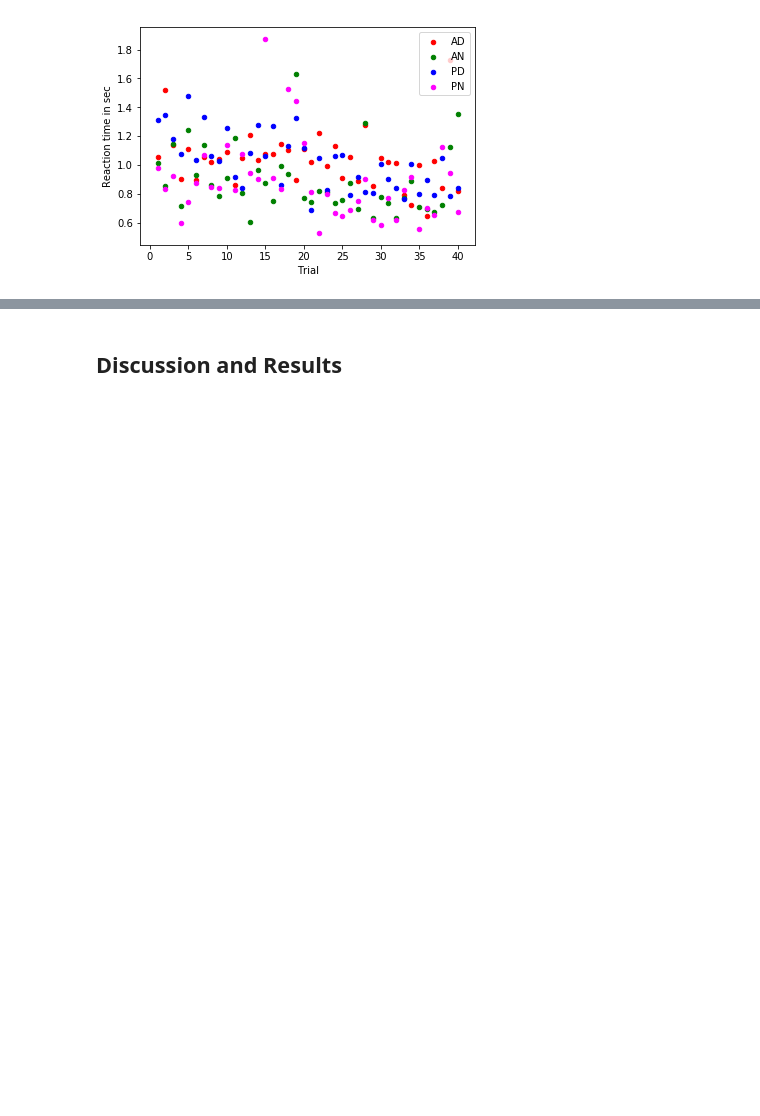
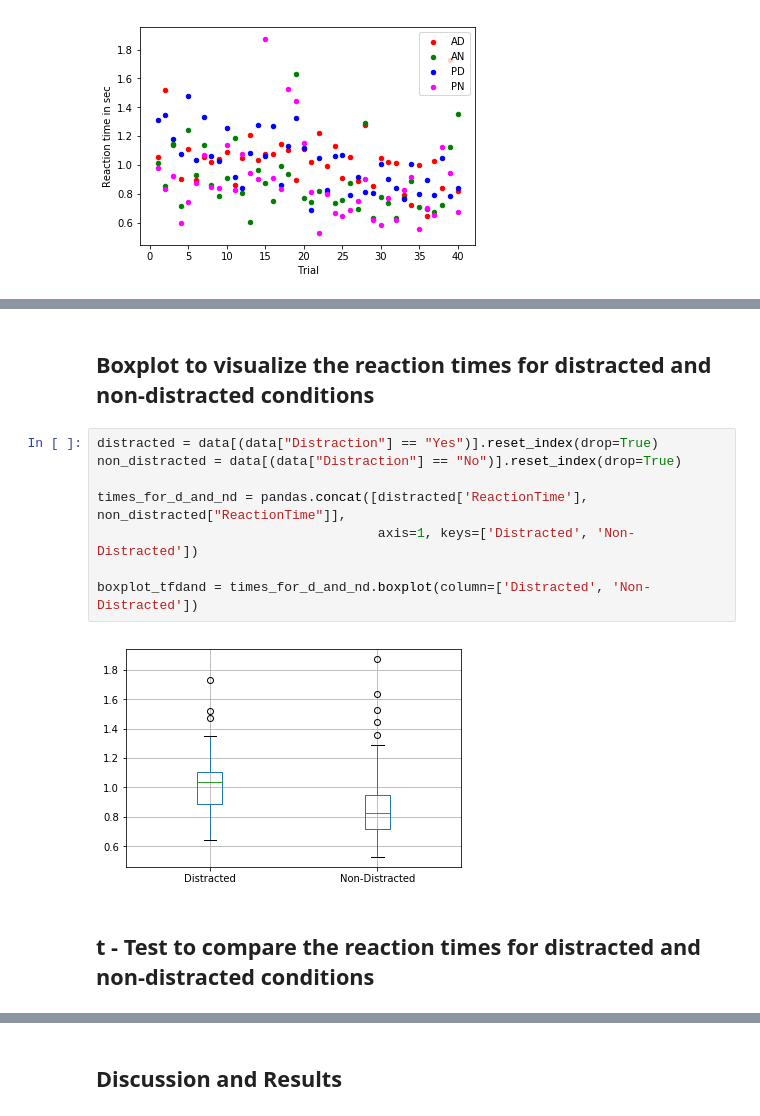
Before and after one commit to andreasPfaffelhuber/ITT, a Jupyter notebook: reaction_time_experiment.ipynb, the cells around one changed output, grey strips where cells are left out. Saved outputs shown, nothing was run; the diff lists cells and outputs as text; blank space fills up the shorter version.

```diff
--- a/reaction_time_experiment.ipynb
+++ b/reaction_time_experiment.ipynb
@@ -168,0 +195,14 @@ pnPlot = pnPlot.set_ylabel("Reaction time in sec")
+# %% [markdown]
+## Boxplot to visualize the reaction times for distracted and non-distracted conditions
+# %%
+distracted = data[(data["Distraction"] == "Yes")].reset_index(drop=True)
+non_distracted = data[(data["Distraction"] == "No")].reset_index(drop=True)
+
+times_for_d_and_nd = pandas.concat([distracted['ReactionTime'], non_distracted["ReactionTime"]],
+                                    axis=1, keys=['Distracted', 'Non-Distracted'])
+
+boxplot_tfdand = times_for_d_and_nd.boxplot(column=['Distracted', 'Non-Distracted'])
+# %% [output]
+[figure, added]
+# %% [markdown]
+## t - Test to compare the reaction times for distracted and non-distracted conditions
```
Also changed, not shown: parts of 15 cells of this notebook.
